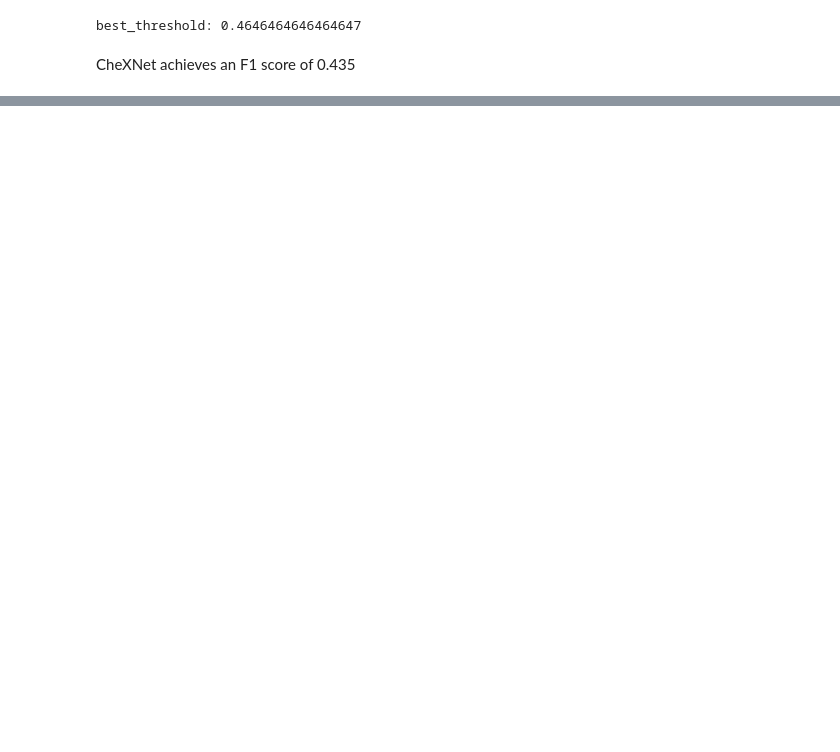
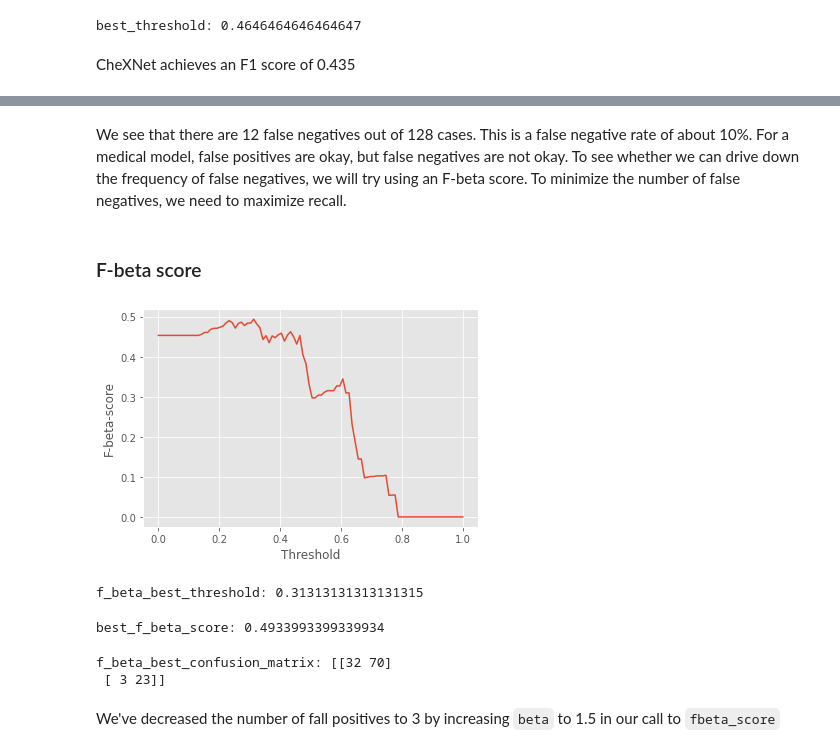
Before and after one commit to paul-reiners/pneumonia-detection-chest-x-rays, a Jupyter notebook: Build and train model.ipynb, the cells around one changed output, grey strips where cells are left out. Saved outputs shown, nothing was run; the diff lists cells and outputs as text; code cells hidden in the pictures; blank space fills up the shorter version.

```diff
--- a/Build and train model.ipynb
+++ b/Build and train model.ipynb
@@ -494,0 +500,10 @@ best_confusion_matrix: [[84 21]
+# %% [markdown]
+We see that there are 12 false negatives out of 128 cases.  This is a false negative rate of about 10%.  For a medical model, false positives are okay, but false negatives are not okay.  To see whether we can drive down the frequency of false negatives, we will try using an F-beta score.  To minimize the number of false negatives, we need to maximize recall.
+# %% [markdown]
+### F-beta score
+# %%
+plt.plot(thresholds, f_beta_scores)
+plt.xlabel("Threshold")
+plt.ylabel("F-beta-score");
+# %% [output]
+[figure, added]
@@ -495,3 +515,18 @@ best_confusion_matrix: [[84 21]
+# %%
+print('f_beta_best_threshold:', f_beta_best_threshold)
+# %% [output]
+f_beta_best_threshold: 0.31313131313131315
+# %%
+print('best_f_beta_score:', best_f_beta_score)
+# %% [output]
+best_f_beta_score: 0.4933993399339934
+# %%
+print('f_beta_best_confusion_matrix:', f_beta_best_confusion_matrix)
+# %% [output]
+f_beta_best_confusion_matrix: [[32 70]
+ [ 3 23]]
+# %% [markdown]
+We've decreased the number of fall positives to 3 by increasing `beta` to 1.5 in our call to `fbeta_score`
 # %%
 ## Let's look at some examples of true vs. predicted with our best model:
 
```
Also changed, not shown: parts of 14 cells of this notebook.
